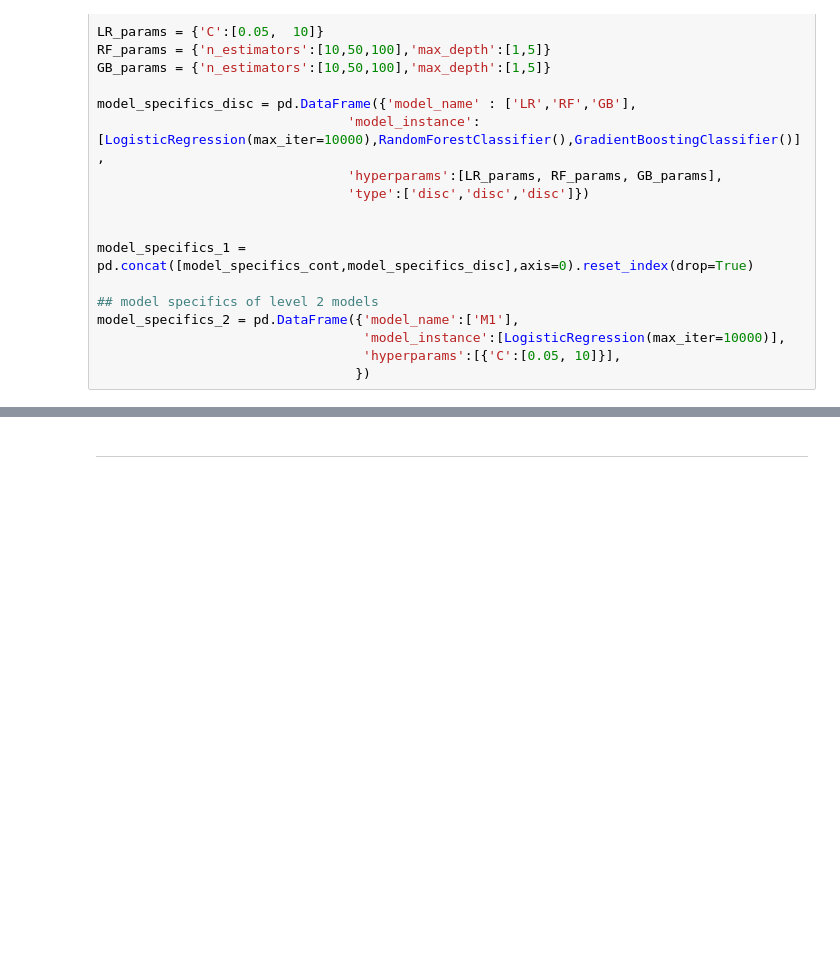
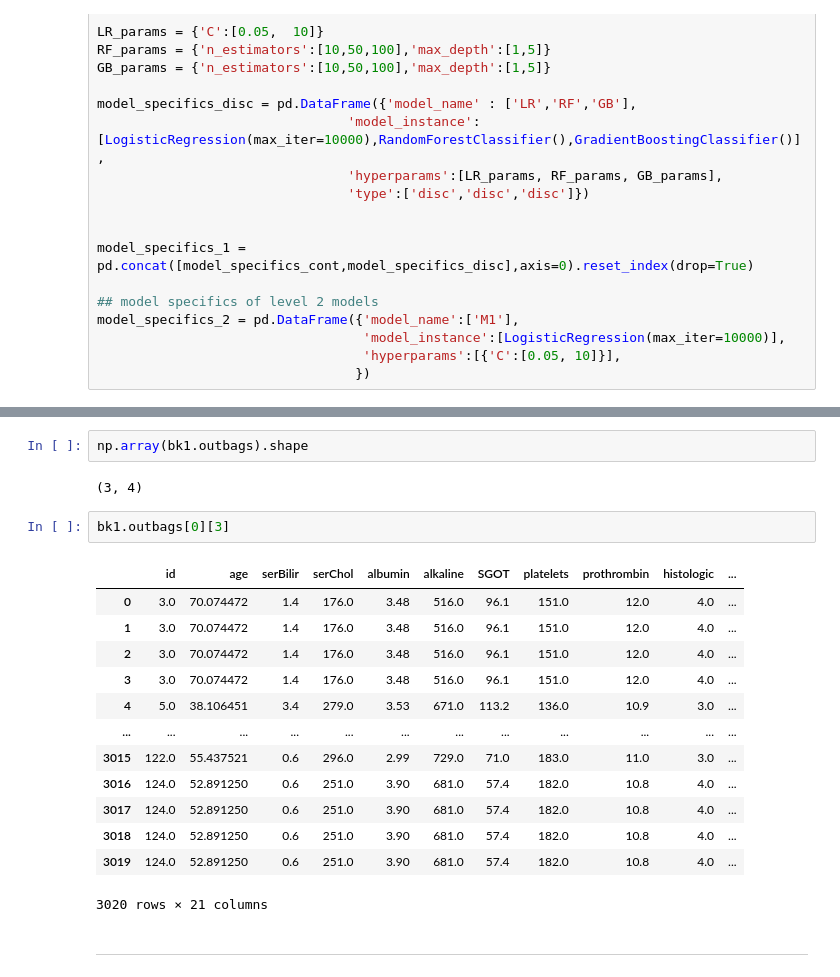
Before and after one commit to pio0525/survival-ensemble, a Jupyter notebook: prgm_lm_main.ipynb, the cells around one changed output, grey strips where cells are left out. Drawn from its saved outputs; the diff is of its cells as text; blank space fills up the shorter version.

```diff
--- a/prgm_lm_main.ipynb
+++ b/prgm_lm_main.ipynb
@@ -200,3 +221,23 @@ np.array(bk1.weights[0]).shape
+# %%
+np.array(bk1.outbags).shape
+# %% [output]
+(3, 4)
+# %%
+bk1.outbags[0][3]
+# %% [output]
+|  | id | age | serBilir | serChol | albumin | alkaline | SGOT | platelets | prothrombin | histologic | ... |
+| 0 | 3.0 | 70.074472 | 1.4 | 176.0 | 3.48 | 516.0 | 96.1 | 151.0 | 12.0 | 4.0 | ... |
+| 1 | 3.0 | 70.074472 | 1.4 | 176.0 | 3.48 | 516.0 | 96.1 | 151.0 | 12.0 | 4.0 | ... |
+| 2 | 3.0 | 70.074472 | 1.4 | 176.0 | 3.48 | 516.0 | 96.1 | 151.0 | 12.0 | 4.0 | ... |
+| 3 | 3.0 | 70.074472 | 1.4 | 176.0 | 3.48 | 516.0 | 96.1 | 151.0 | 12.0 | 4.0 | ... |
+| 4 | 5.0 | 38.106451 | 3.4 | 279.0 | 3.53 | 671.0 | 113.2 | 136.0 | 10.9 | 3.0 | ... |
+| ... | ... | ... | ... | ... | ... | ... | ... | ... | ... | ... | ... |
+| 3015 | 122.0 | 55.437521 | 0.6 | 296.0 | 2.99 | 729.0 | 71.0 | 183.0 | 11.0 | 3.0 | ... |
+| 3016 | 124.0 | 52.891250 | 0.6 | 251.0 | 3.90 | 681.0 | 57.4 | 182.0 | 10.8 | 4.0 | ... |
+| 3017 | 124.0 | 52.891250 | 0.6 | 251.0 | 3.90 | 681.0 | 57.4 | 182.0 | 10.8 | 4.0 | ... |
+| 3018 | 124.0 | 52.891250 | 0.6 | 251.0 | 3.90 | 681.0 | 57.4 | 182.0 | 10.8 | 4.0 | ... |
+| 3019 | 124.0 | 52.891250 | 0.6 | 251.0 | 3.90 | 681.0 | 57.4 | 182.0 | 10.8 | 4.0 | ... |
+3020 rows × 21 columns
 # %% [markdown]
 ---
 # %% [markdown]
```
Also changed, not shown: parts of 3 cells of this notebook, 1 other file.
